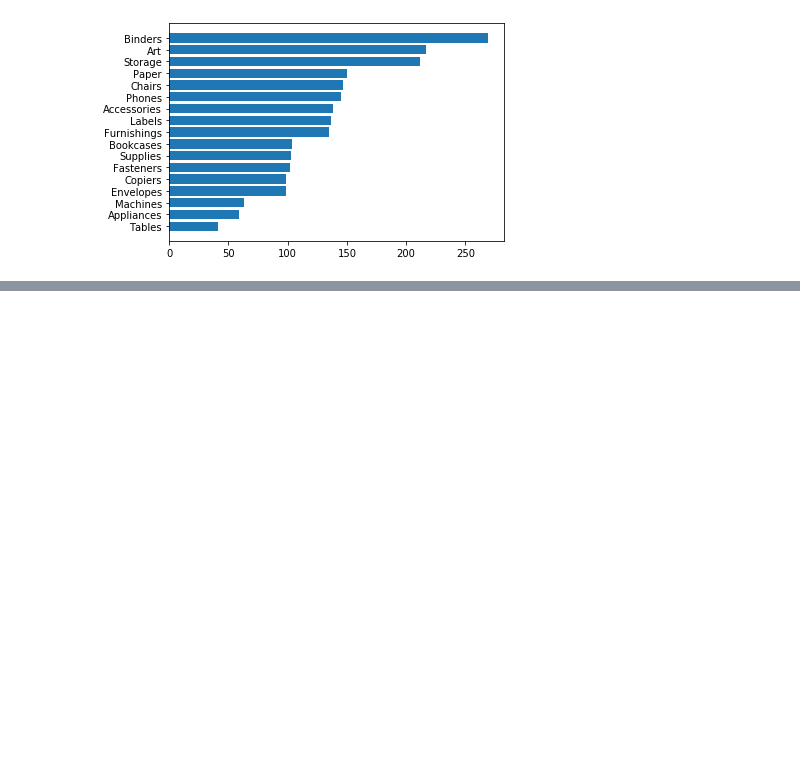
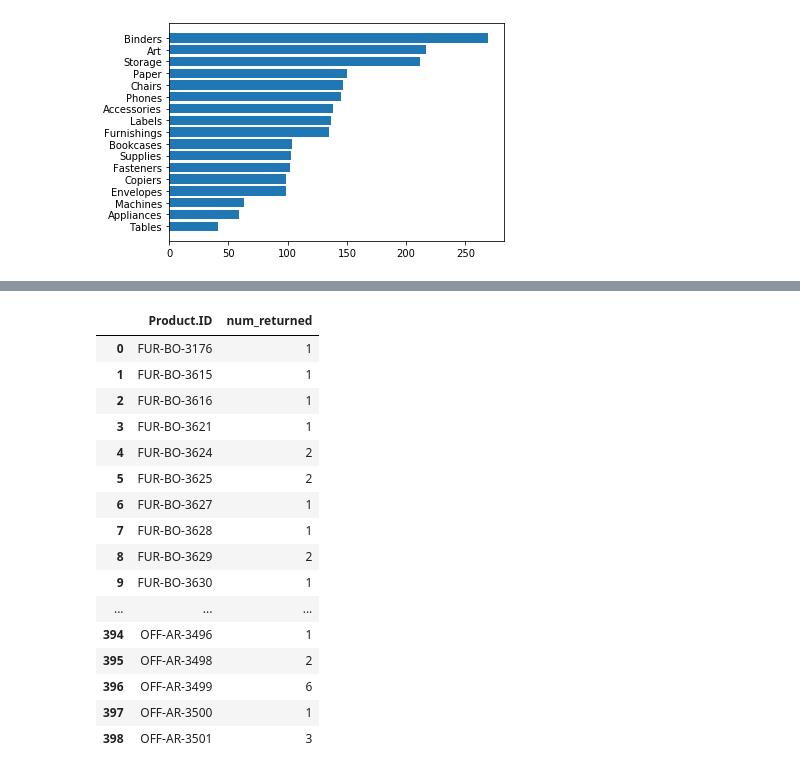
Before and after one commit to sophieying24/ML22_lab, a Jupyter notebook: ML_Part1.ipynb, the cells around one changed output, grey strips where cells are left out. Cells and saved outputs as stored; diff of their text form; code cells hidden in the pictures; blank space fills up the shorter version.

```diff
--- a/ML_Part1.ipynb
+++ b/ML_Part1.ipynb
@@ -280,0 +319,4 @@ plt.barh(dfcat['Sub.Category'], dfcat['Order.ID'])
+# %%
+# Step 2
+
+full['Ship.Date'] = pd.to_datetime(full['Ship.Date'])
@@ -280,0 +332,20 @@ plt.barh(dfcat['Sub.Category'], dfcat['Order.ID'])
+# %%
+full_prod
+# %% [output]
+|  | Product.ID | num_returned |
+| 0 | FUR-BO-3176 | 1 |
+| 1 | FUR-BO-3615 | 1 |
+| 2 | FUR-BO-3616 | 1 |
+| 3 | FUR-BO-3621 | 1 |
+| 4 | FUR-BO-3624 | 2 |
+| 5 | FUR-BO-3625 | 2 |
+| 6 | FUR-BO-3627 | 1 |
+| 7 | FUR-BO-3628 | 1 |
+| 8 | FUR-BO-3629 | 2 |
+| 9 | FUR-BO-3630 | 1 |
+| ... | ... | ... |
+| 394 | OFF-AR-3496 | 1 |
+| 395 | OFF-AR-3498 | 2 |
+| 396 | OFF-AR-3499 | 6 |
+| 397 | OFF-AR-3500 | 1 |
+| 398 | OFF-AR-3501 | 3 |
```
Also changed, not shown: parts of 49 cells of this notebook, 2 other files.
